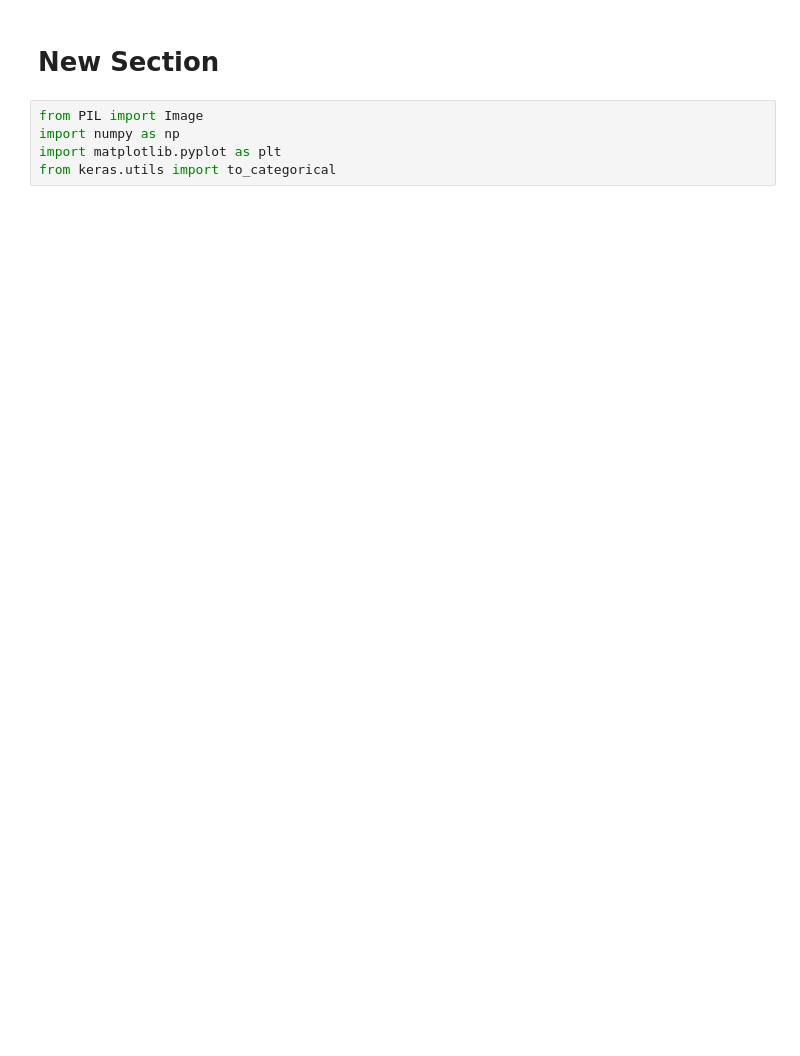
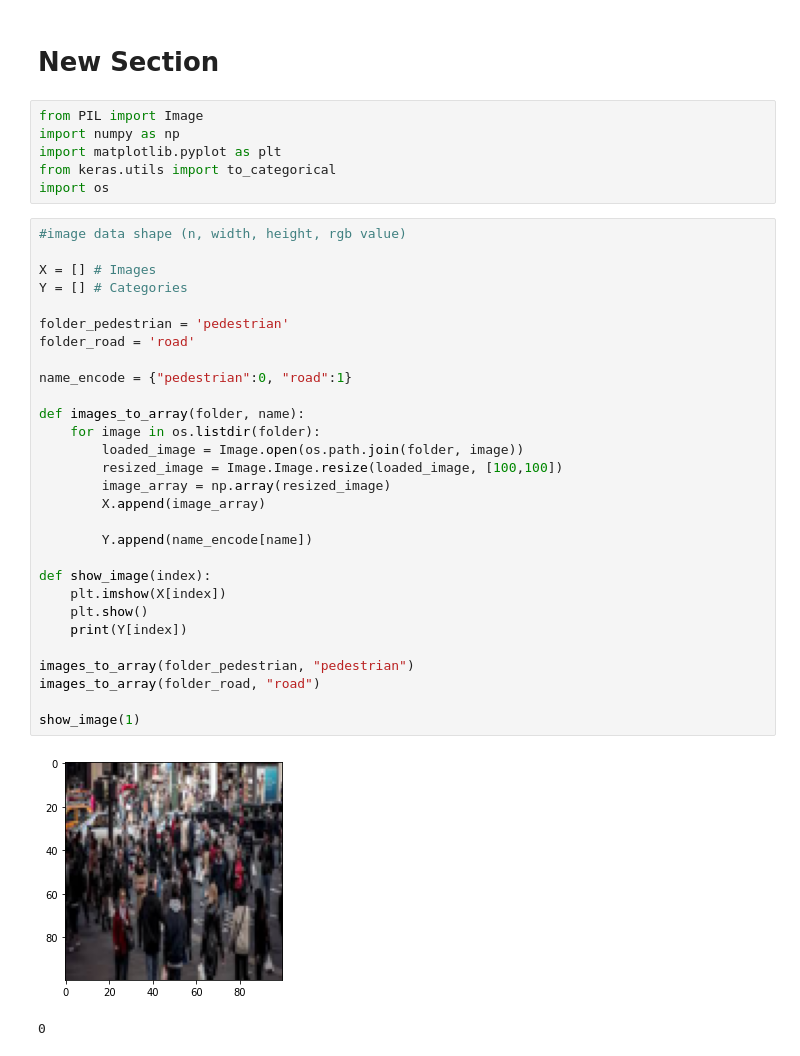
Before and after one commit to tcruz88/CNN_project, a Jupyter notebook: CNN.ipynb, the cells around one changed output. Drawn from its saved outputs; the diff is of its cells as text; blank space fills up the shorter version.

```diff
--- a/CNN.ipynb
+++ b/CNN.ipynb
@@ -28,3 +7,36 @@ from PIL import Image
 import numpy as np
 import matplotlib.pyplot as plt
 from keras.utils import to_categorical
+import os
+# %%
+#image data shape (n, width, height, rgb value)
+
+X = [] # Images
+Y = [] # Categories
+
+folder_pedestrian = 'pedestrian'
+folder_road = 'road'
+
+name_encode = {"pedestrian":0, "road":1}
+
+def images_to_array(folder, name):
+    for image in os.listdir(folder):
+        loaded_image = Image.open(os.path.join(folder, image))
+        resized_image = Image.Image.resize(loaded_image, [100,100])
+        image_array = np.array(resized_image)
+        X.append(image_array)
+
+        Y.append(name_encode[name])
+
+def show_image(index):
+    plt.imshow(X[index])
+    plt.show()
+    print(Y[index])
+
+images_to_array(folder_pedestrian, "pedestrian")
+images_to_array(folder_road, "road")
+
+show_image(1)
+# %% [output]
+[figure, added]
+0
```
Also changed, not shown: parts of 1 cell of this notebook.
